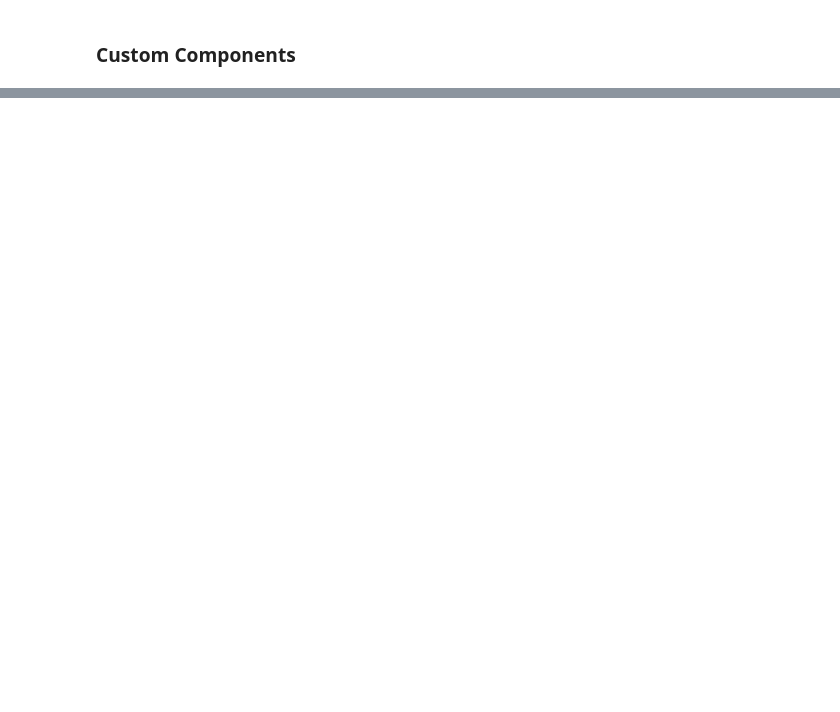
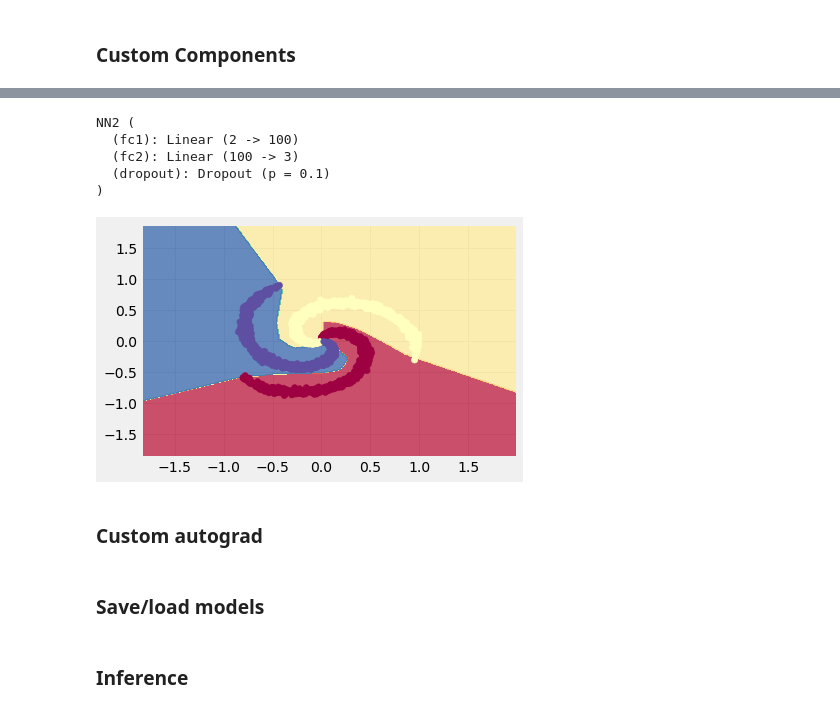
Before and after one commit to GokuMohandas/oreilly-pytorch, a Jupyter notebook: code/lesson1.ipynb, the cells around one changed output, grey strips where cells are left out. Saved outputs shown, nothing was run; the diff lists cells and outputs as text; code cells hidden in the pictures; blank space fills up the shorter version.

```diff
--- a/code/lesson1.ipynb
+++ b/code/lesson1.ipynb
@@ -358,2 +432,8 @@ plot_model(X.numpy(), y.numpy(),
 # %% [markdown]
 ### Custom Components
+# %%
+learning_rate = 1e-3
+lambda_l2 = 1e-5
+dropout_p = 0.1
+decay_rate = 0.9999
+max_grad_norm = 5.0
@@ -359,0 +472,10 @@ plot_model(X.numpy(), y.numpy(),
+# %%
+# Create model
+model = NN2(D_in=D, H=H, D_out=C)
+criterion = torch.nn.CrossEntropyLoss()
+optimizer = torch.optim.Adam(model.parameters(), lr=learning_rate, weight_decay=lambda_l2) # built-in L2
+
+# Train
+model = hyper_train(model, criterion, optimizer, train_loader, test_loader,
+                num_epochs, batch_size, log_every, learning_rate, lambda_l2,
+                dropout_p, decay_rate, max_grad_norm)
@@ -359,0 +493,13 @@ plot_model(X.numpy(), y.numpy(),
+# %%
+# Plot trained model
+print (model)
+plot_model(X, y, model)
+# %% [output]
+NN2 (
+  (fc1): Linear (2 -> 100)
+  (fc2): Linear (100 -> 3)
+  (dropout): Dropout (p = 0.1)
+)
+[figure, added]
+# %% [markdown]
+### Custom autograd
@@ -359,0 +540,2 @@ plot_model(X.numpy(), y.numpy(),
+# %% [markdown]
+### Save/load models
@@ -359,0 +548,2 @@ plot_model(X.numpy(), y.numpy(),
+# %% [markdown]
+### Inference
```
Also changed, not shown: parts of 40 cells of this notebook.
